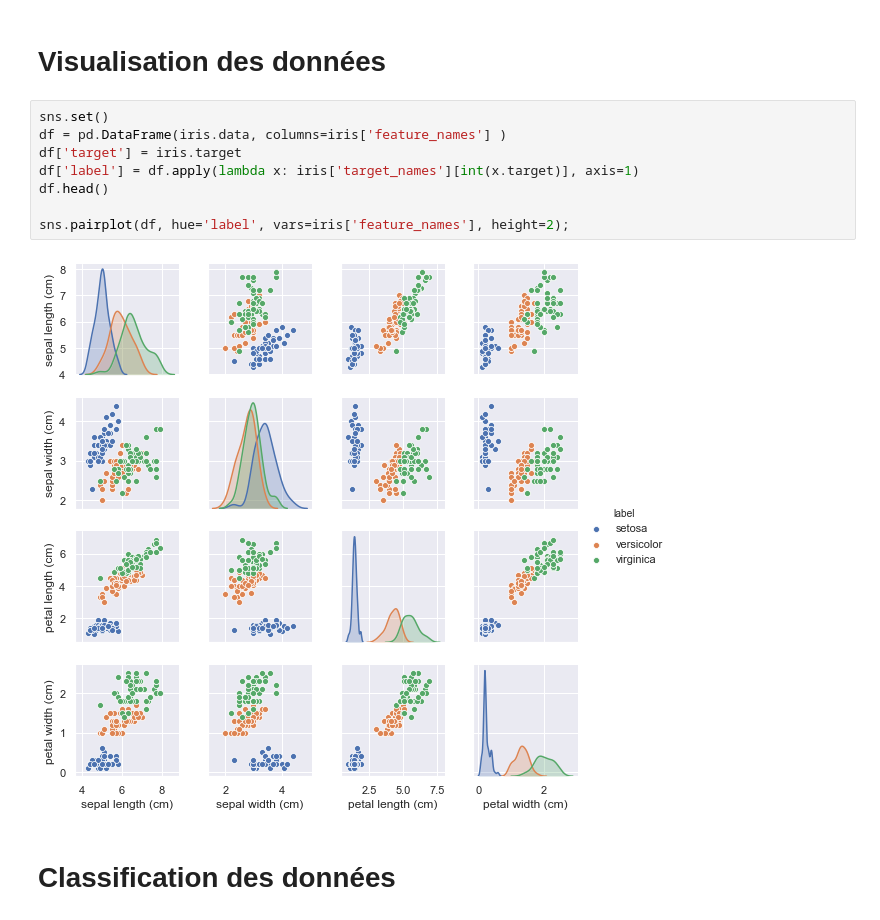
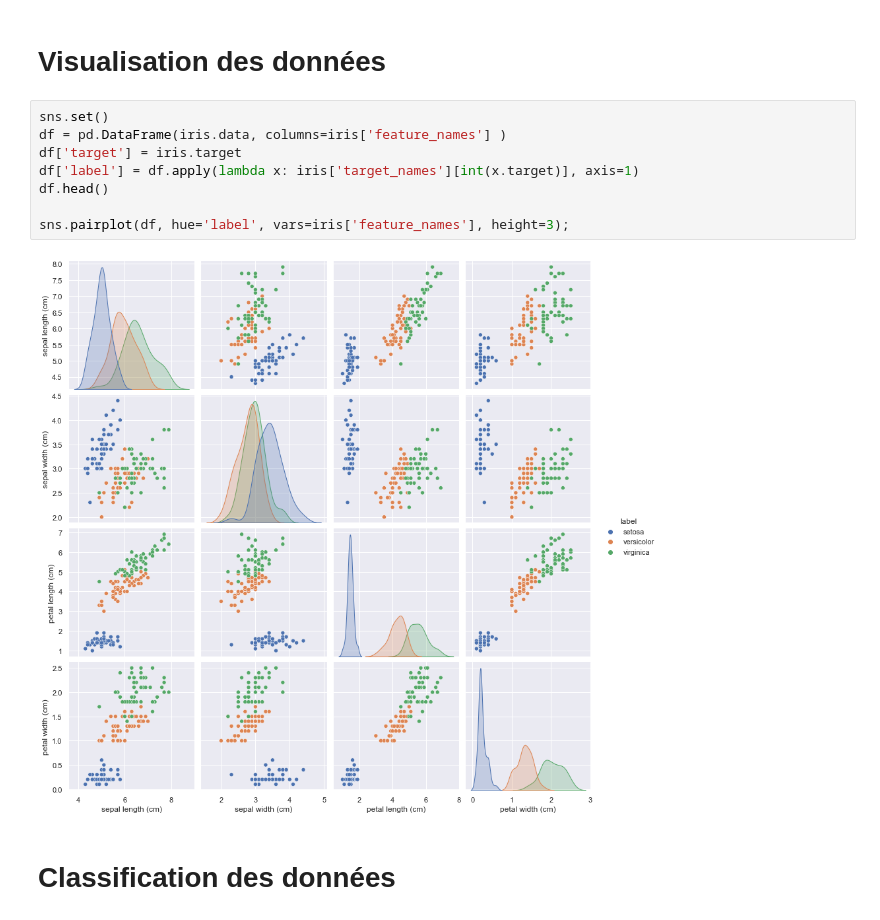
Before and after one commit to xpessoles/Informatique_Dev, a Jupyter notebook: Cy_00_IA/TD_Classique_02_Iris/scripts/Iris.ipynb, the cells around one changed output. Drawn from its saved outputs; the diff is of its cells as text.

```diff
--- a/Cy_00_IA/TD_Classique_02_Iris/scripts/Iris.ipynb
+++ b/Cy_00_IA/TD_Classique_02_Iris/scripts/Iris.ipynb
@@ -11,13 +11,13 @@ iris = datasets.load_iris()
 # %%
 sns.set()
 df = pd.DataFrame(iris.data, columns=iris['feature_names'] )
 df['target'] = iris.target
 df['label'] = df.apply(lambda x: iris['target_names'][int(x.target)], axis=1)
 df.head()
 
-sns.pairplot(df, hue='label', vars=iris['feature_names'], height=2);
+sns.pairplot(df, hue='label', vars=iris['feature_names'], height=3);
 # %% [output]
-[figure, old version]
+[figure, new version]
 # %% [markdown]
 # Classification des données
 # %% [markdown]
```
Also changed, not shown: parts of 4 cells of this notebook, 12 other files.
